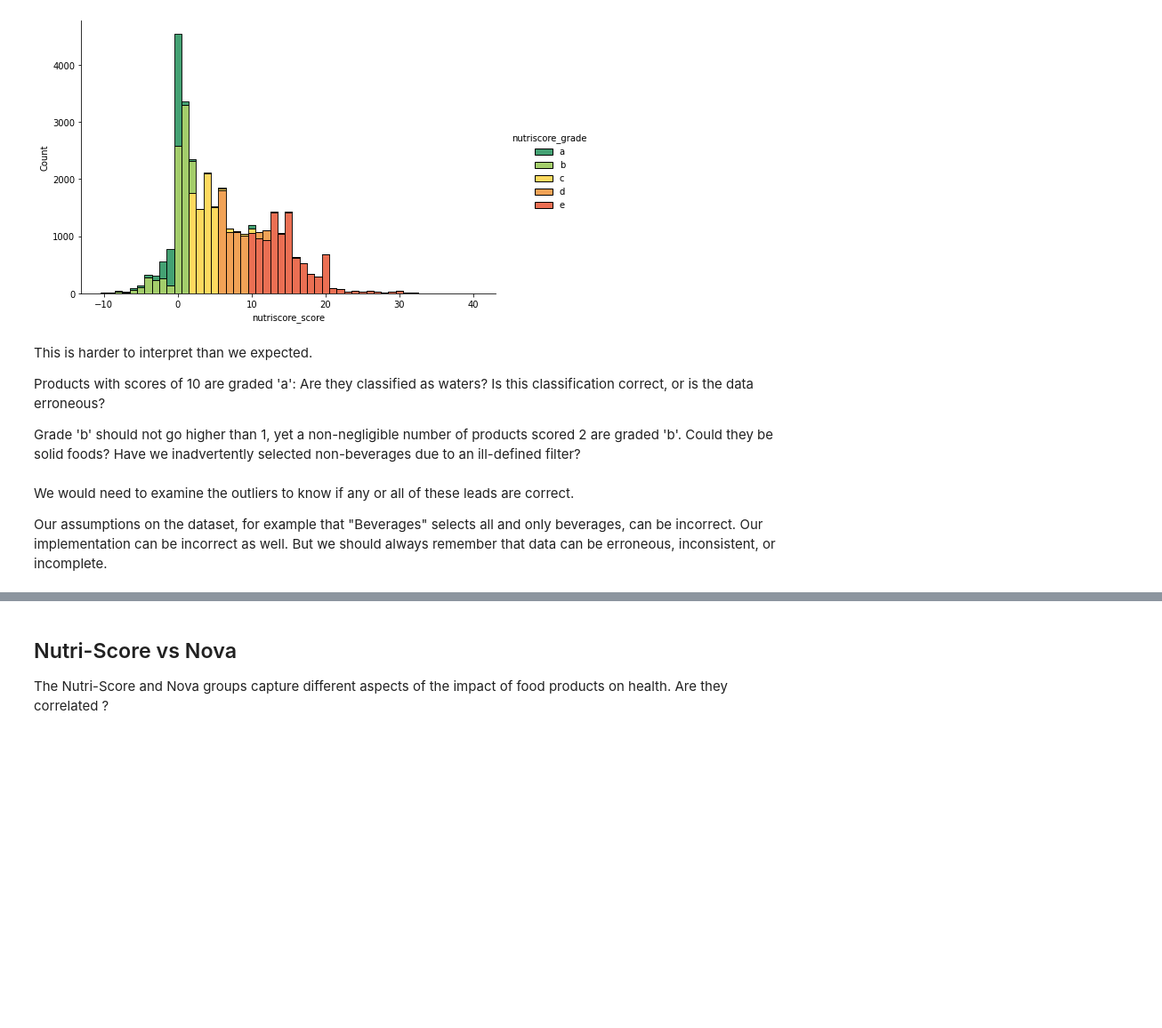
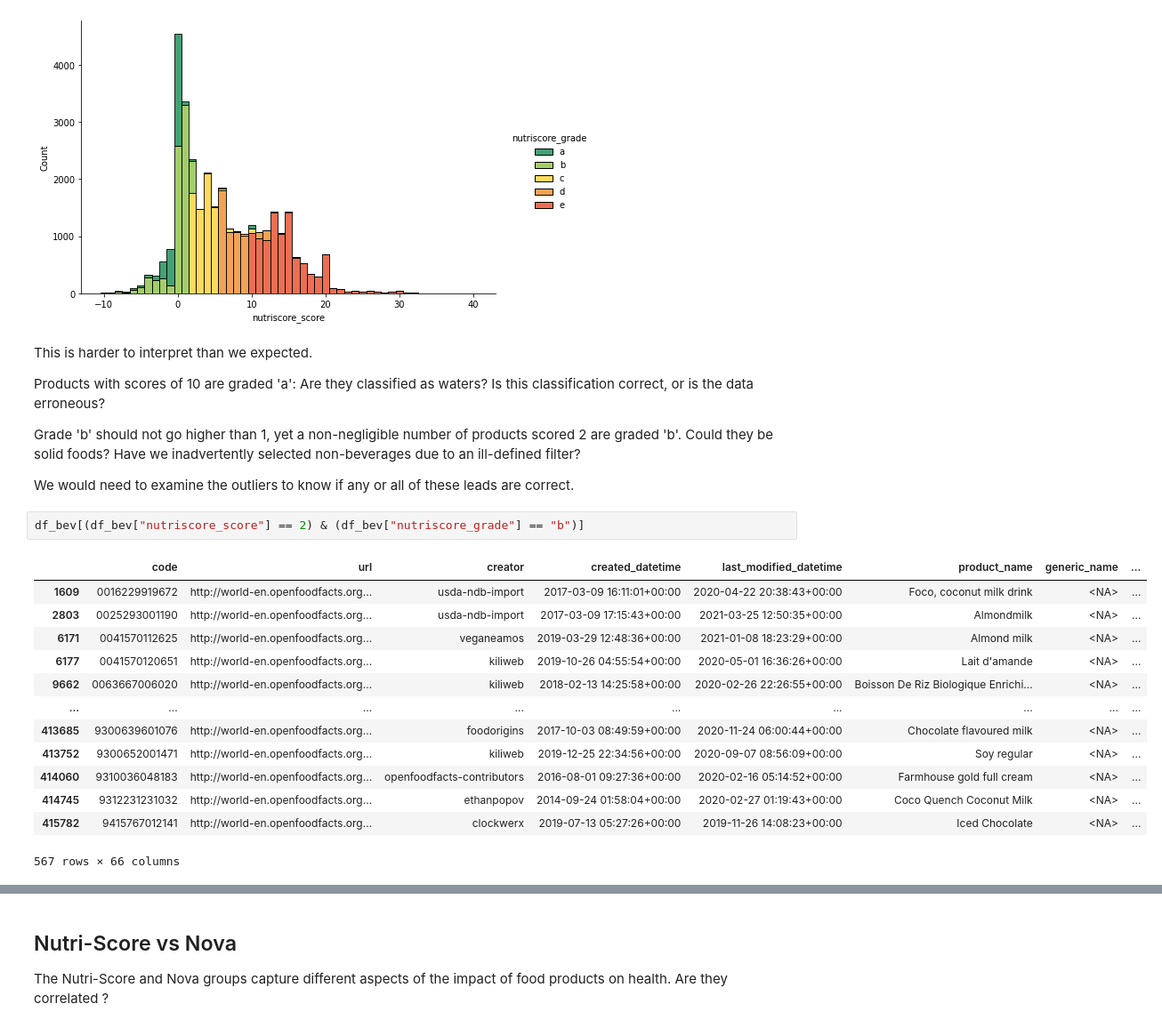
Before and after one commit to moreymat/scpo-data-science-bootcamp, a Jupyter notebook: notebooks-answers/3_dataviz.ipynb, the cells around one changed output, grey strips where cells are left out. Shown: that part at 89% size. Saved outputs shown, nothing was run; the diff lists cells and outputs as text; blank space fills up the shorter version.

Commit message:
ENH clarify beverages, data quality, filter

```diff
--- a/notebooks-answers/3_dataviz.ipynb
+++ b/notebooks-answers/3_dataviz.ipynb
@@ -310,9 +310,21 @@ This is harder to interpret than we expected.
 Products with scores of 10 are graded 'a': Are they classified as waters? Is this classification correct, or is the data erroneous?
 
 Grade 'b' should not go higher than 1, yet a non-negligible number of products scored 2 are graded 'b'. Could they be solid foods? Have we inadvertently selected non-beverages due to an ill-defined filter?
+
+We would need to examine the outliers to know if any or all of these leads are correct.
-# %% [markdown]
-We would need to examine the outliers to know if any or all of these leads are correct.
-
-Our assumptions on the dataset, for example that "Beverages" selects all and only beverages, can be incorrect.
-Our implementation can be incorrect as well.
-But we should always remember that data can be erroneous, inconsistent, or incomplete.
+# %%
+df_bev[(df_bev["nutriscore_score"] == 2) & (df_bev["nutriscore_grade"] == "b")]
+# %% [output]
+|  | code | url | creator | created_datetime | last_modified_datetime | product_name | generic_name | ... |
+| 1609 | 0016229919672 | http://world-en.openfoodfacts.org... | usda-ndb-import | 2017-03-09 16:11:01+00:00 | 2020-04-22 20:38:43+00:00 | Foco, coconut milk drink | <NA> | ... |
+| 2803 | 0025293001190 | http://world-en.openfoodfacts.org... | usda-ndb-import | 2017-03-09 17:15:43+00:00 | 2021-03-25 12:50:35+00:00 | Almondmilk | <NA> | ... |
+| 6171 | 0041570112625 | http://world-en.openfoodfacts.org... | veganeamos | 2019-03-29 12:48:36+00:00 | 2021-01-08 18:23:29+00:00 | Almond milk | <NA> | ... |
+| 6177 | 0041570120651 | http://world-en.openfoodfacts.org... | kiliweb | 2019-10-26 04:55:54+00:00 | 2020-05-01 16:36:26+00:00 | Lait d'amande | <NA> | ... |
+| 9662 | 0063667006020 | http://world-en.openfoodfacts.org... | kiliweb | 2018-02-13 14:25:58+00:00 | 2020-02-26 22:26:55+00:00 | Boisson De Riz Biologique Enrichi... | <NA> | ... |
+| ... | ... | ... | ... | ... | ... | ... | ... | ... |
+| 413685 | 9300639601076 | http://world-en.openfoodfacts.org... | foodorigins | 2017-10-03 08:49:59+00:00 | 2020-11-24 06:00:44+00:00 | Chocolate flavoured milk | <NA> | ... |
+| 413752 | 9300652001471 | http://world-en.openfoodfacts.org... | kiliweb | 2019-12-25 22:34:56+00:00 | 2020-09-07 08:56:09+00:00 | Soy regular | <NA> | ... |
+| 414060 | 9310036048183 | http://world-en.openfoodfacts.org... | openfoodfacts-contributors | 2016-08-01 09:27:36+00:00 | 2020-02-16 05:14:52+00:00 | Farmhouse gold full cream | <NA> | ... |
+| 414745 | 9312231231032 | http://world-en.openfoodfacts.org... | ethanpopov | 2014-09-24 01:58:04+00:00 | 2020-02-27 01:19:43+00:00 | Coco Quench Coconut Milk | <NA> | ... |
+| 415782 | 9415767012141 | http://world-en.openfoodfacts.org... | clockwerx | 2019-07-13 05:27:26+00:00 | 2019-11-26 14:08:23+00:00 | Iced Chocolate | <NA> | ... |
+567 rows × 66 columns
```
Also changed, not shown: parts of 11 cells of this notebook.
